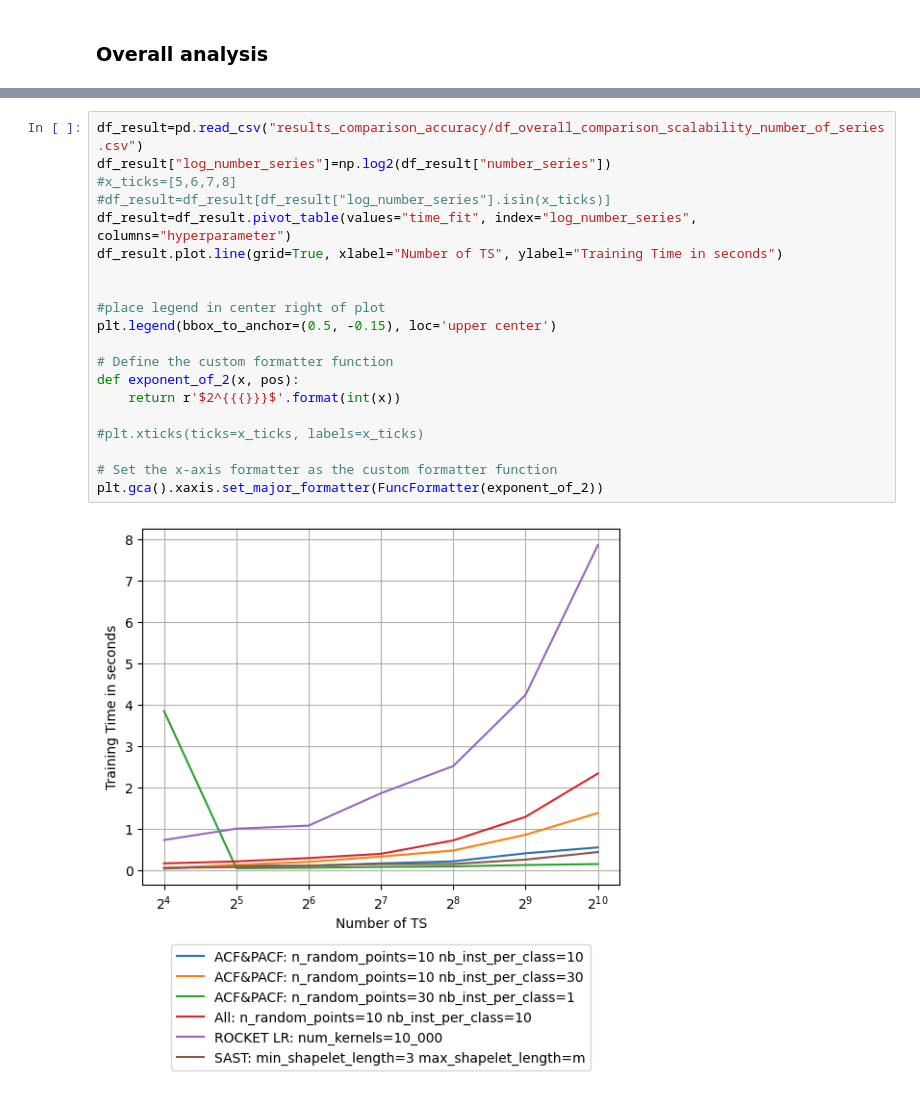
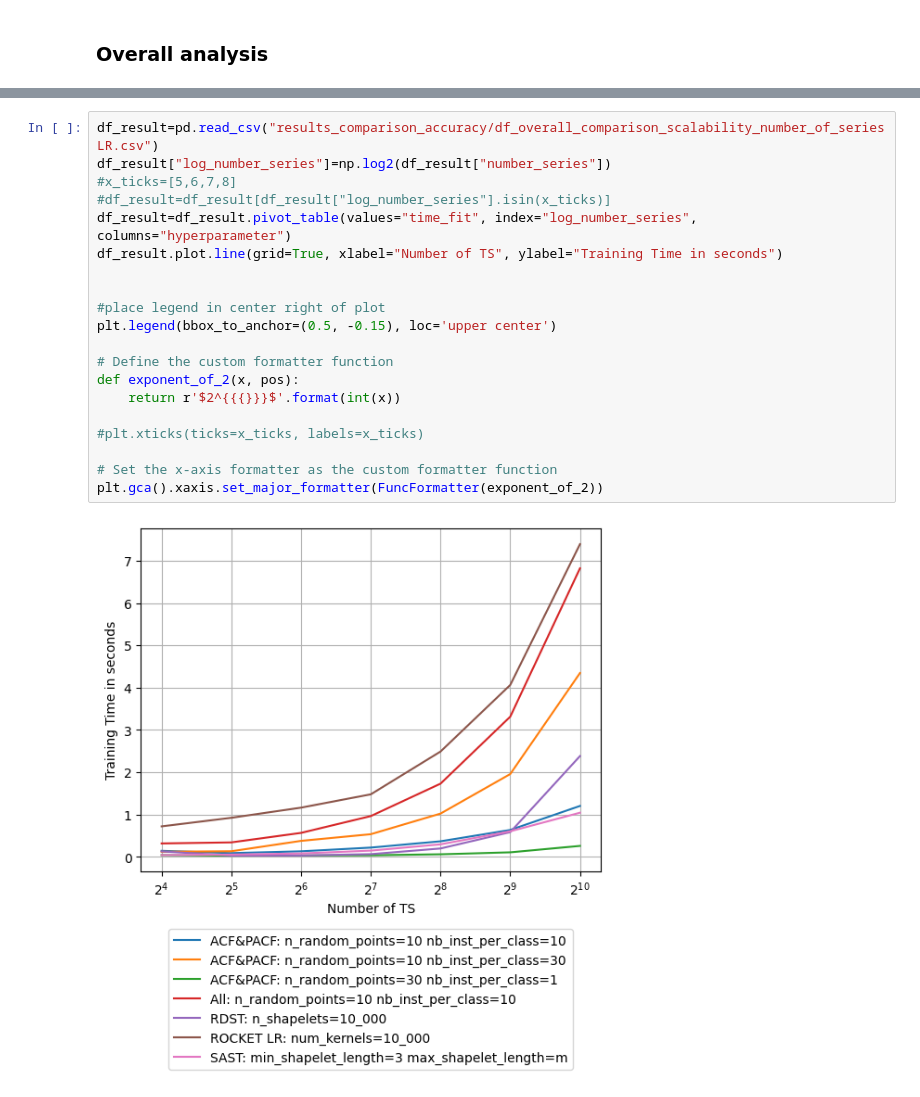
Before and after one commit to nirojasva/random_sast, a Jupyter notebook: ExperimentationRSAST/analysis_rsast_scalability_number_of_series.ipynb, the cells around one changed output, grey strips where cells are left out. Saved outputs shown, nothing was run; the diff lists cells and outputs as text.

Commit message:
update comparison

```diff
--- a/ExperimentationRSAST/analysis_rsast_scalability_number_of_series.ipynb
+++ b/ExperimentationRSAST/analysis_rsast_scalability_number_of_series.ipynb
@@ -359,25 +480,25 @@ print('--All done')
 # %%
-df_result=pd.read_csv("results_comparison_accuracy/df_overall_comparison_scalability_number_of_series.csv")
+df_result=pd.read_csv("results_comparison_accuracy/df_overall_comparison_scalability_number_of_seriesLR.csv")
 df_result["log_number_series"]=np.log2(df_result["number_series"])
 #x_ticks=[5,6,7,8]
 #df_result=df_result[df_result["log_number_series"].isin(x_ticks)]
 df_result=df_result.pivot_table(values="time_fit", index="log_number_series", columns="hyperparameter")
 df_result.plot.line(grid=True, xlabel="Number of TS", ylabel="Training Time in seconds")
 
 
 #place legend in center right of plot
 plt.legend(bbox_to_anchor=(0.5, -0.15), loc='upper center')
 
 # Define the custom formatter function
 def exponent_of_2(x, pos):
     return r'$2^{{{}}}$'.format(int(x))
 
 #plt.xticks(ticks=x_ticks, labels=x_ticks)
 
 # Set the x-axis formatter as the custom formatter function
 plt.gca().xaxis.set_major_formatter(FuncFormatter(exponent_of_2))
 # %% [output]
-[figure, old version]
+[figure, new version]
 # %%
 ds = 'Chinatown' # the dataset to use
 
```
Also changed, not shown: parts of 5 cells of this notebook, 3 other files.
